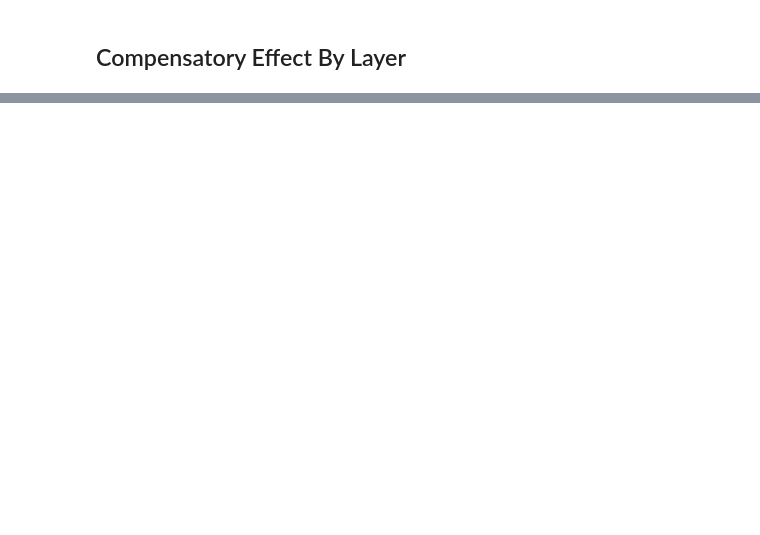
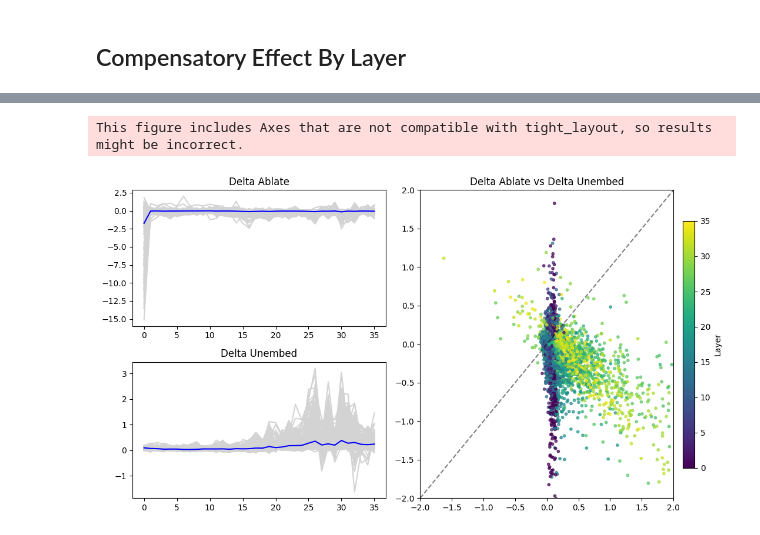
Before and after one commit to jansont/transformer-circuits, a Jupyter notebook: notebooks/HydraEffectSameHeadsGPT.ipynb, the cells around one changed output, grey strips where cells are left out. Cells and saved outputs as stored; diff of their text form; code cells hidden in the pictures; blank space fills up the shorter version.

```diff
--- a/notebooks/HydraEffectSameHeadsGPT.ipynb
+++ b/notebooks/HydraEffectSameHeadsGPT.ipynb
@@ -2106,0 +2324,9 @@ plot_compensatory_response_vs_direct_effect(results, target_logit=False, contrib
+# %%
+plot_delta_unembed_delta_ablate(layer_names=layer_names,
+                    clean_residual_logits=clean_mle_residual_logits,
+                    corrupted_residual_logits=corrupted_mle_residual_logits,
+                    ablated_residual_logits=ablated_mle_residual_logits,
+                    ablate_type="attn")
+# %% [output]
+This figure includes Axes that are not compatible with tight_layout, so results might be incorrect.
+[figure, added]
```
Also changed, not shown: parts of 40 cells of this notebook, 7 other files.
